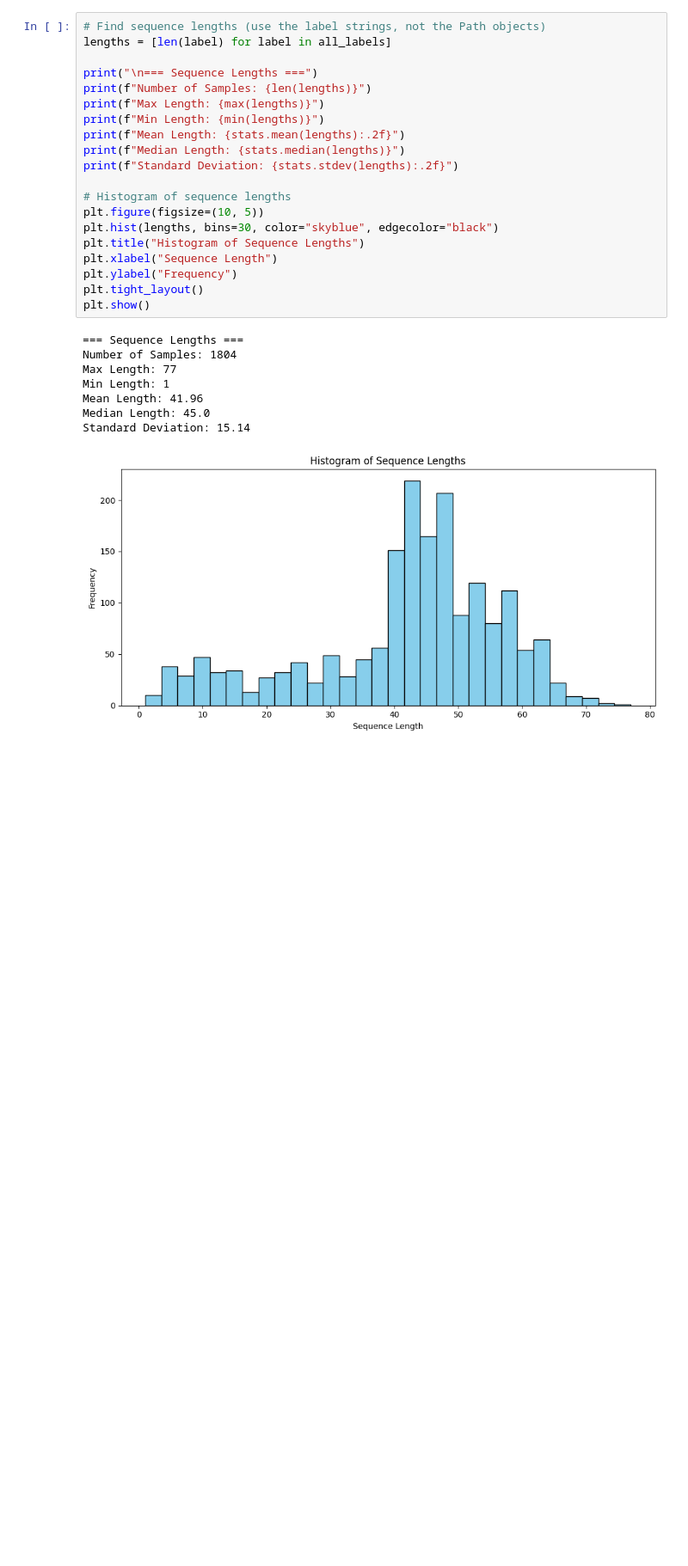
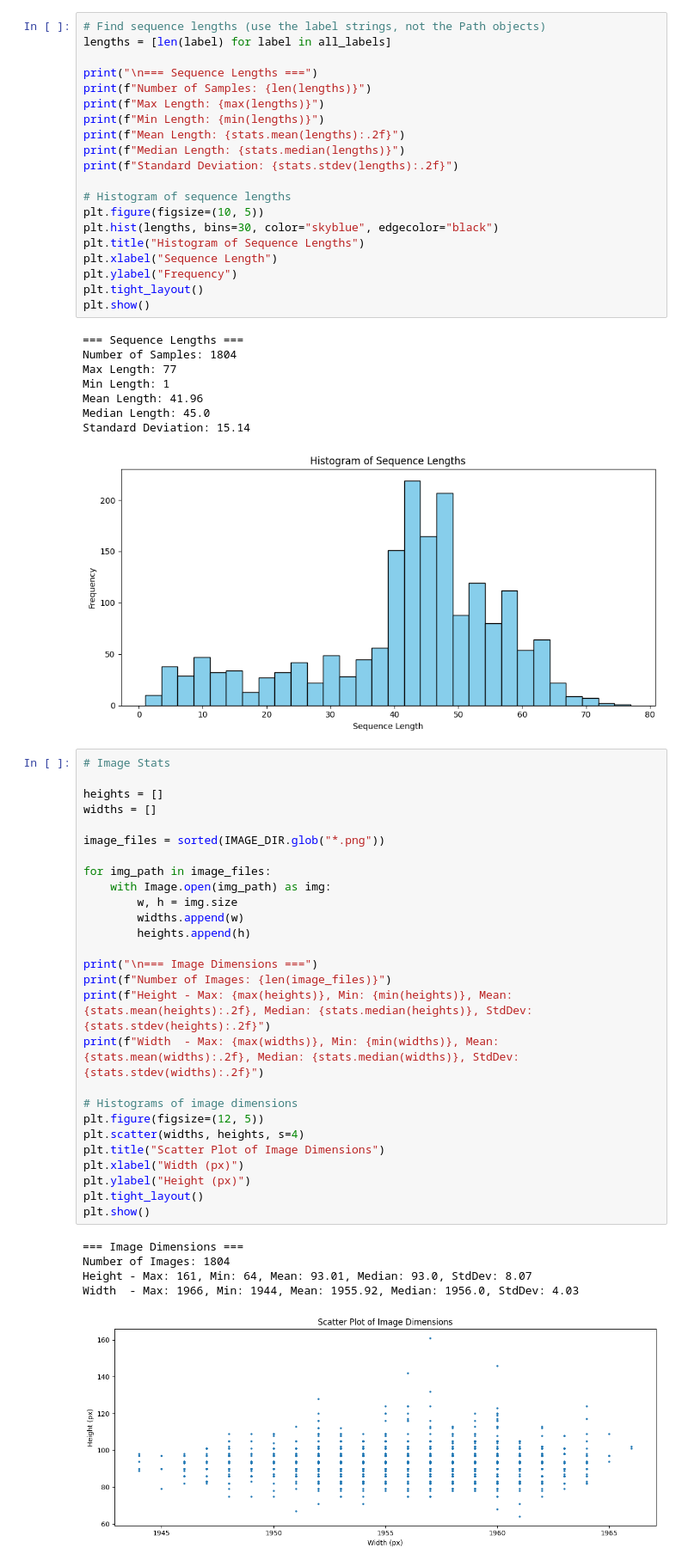
Before and after one commit to corbe19/Deseret_Alphabet_Hackathon, a Jupyter notebook: main.ipynb, the cells around one changed output. Shown at 86% size. Cells and saved outputs as stored; diff of their text form; blank space fills up the shorter version.

```diff
--- a/main.ipynb
+++ b/main.ipynb
@@ -82,3 +83,36 @@ Mean Length: 41.96
 Median Length: 45.0
 Standard Deviation: 15.14
 [figure]
+# %%
+# Image Stats
+
+heights = []
+widths = []
+
+image_files = sorted(IMAGE_DIR.glob("*.png"))
+
+for img_path in image_files:
+    with Image.open(img_path) as img:
+        w, h = img.size
+        widths.append(w)
+        heights.append(h)
+
+print("\n=== Image Dimensions ===")
+print(f"Number of Images: {len(image_files)}")
+print(f"Height - Max: {max(heights)}, Min: {min(heights)}, Mean: {stats.mean(heights):.2f}, Median: {stats.median(heights)}, StdDev: {stats.stdev(heights):.2f}")
+print(f"Width  - Max: {max(widths)}, Min: {min(widths)}, Mean: {stats.mean(widths):.2f}, Median: {stats.median(widths)}, StdDev: {stats.stdev(widths):.2f}")
+
+# Histograms of image dimensions
+plt.figure(figsize=(12, 5))
+plt.scatter(widths, heights, s=4)
+plt.title("Scatter Plot of Image Dimensions")
+plt.xlabel("Width (px)")
+plt.ylabel("Height (px)")
+plt.tight_layout()
+plt.show()
+# %% [output]
+=== Image Dimensions ===
+Number of Images: 1804
+Height - Max: 161, Min: 64, Mean: 93.01, Median: 93.0, StdDev: 8.07
+Width  - Max: 1966, Min: 1944, Mean: 1955.92, Median: 1956.0, StdDev: 4.03
+[figure, added]
```
Also changed, not shown: parts of 2 cells of this notebook.
